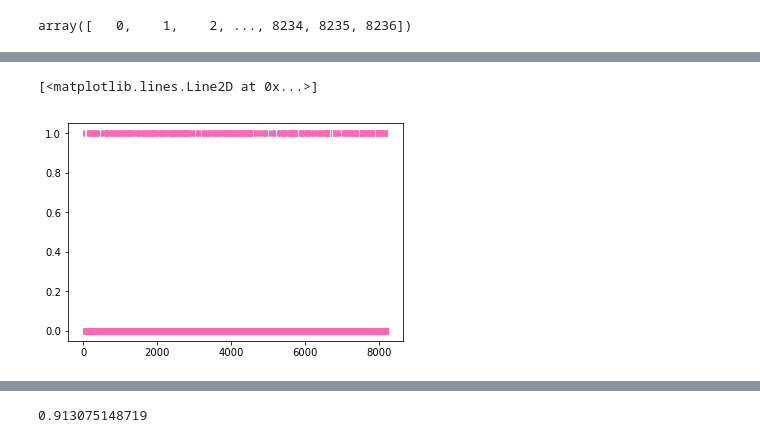
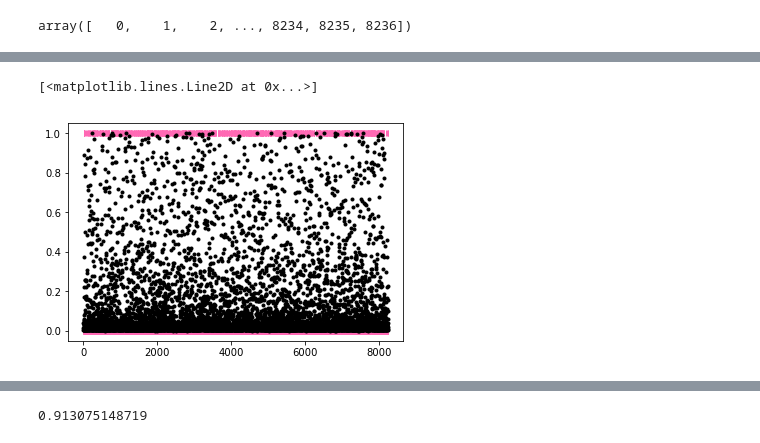
Before and after one commit to yatong2/Springboard, a Jupyter notebook: capstone_project_1/Data_Cleaning_and_Rearranging.ipynb, the cells around one changed output, grey strips where cells are left out. Saved outputs shown, nothing was run; the diff lists cells and outputs as text; code cells hidden in the pictures.

Commit message:
update probability plot

```diff
--- a/capstone_project_1/Data_Cleaning_and_Rearranging.ipynb
+++ b/capstone_project_1/Data_Cleaning_and_Rearranging.ipynb
@@ -87,7 +87,7 @@ output = pd.get_dummies(bank_info.y).yes
 # %%
 data = pd.concat([age, job, marital, education, default, hou_loan, per_loan, contact, month,
                   duration, call_time, day_of_week, last_contact, prev_contact, prev_outcome,
-                  emp_var_rate, number_employed, euribor3m, output], axis=1)
+                  emp_var_rate, number_employed, cons_price_idx, cons_conf_idx, euribor3m, output], axis=1)
 pd.set_option('display.max_columns', None)
 data.head()
 # %% [output]
@@ -141,3 +141,8 @@ number = np.array(range(0,8237))
 number
 # %% [output]
 array([   0,    1,    2, ..., 8234, 8235, 8236])
+# %%
+model1 = LogisticRegression()
+model1.fit(X_train, Y_train)
+probability = model1.predict_proba(X_test)[:,1]
+plt.plot(number, Y_test, '|', color ='hotpink')
@@ -144,10 +152,10 @@ array([   0,    1,    2, ..., 8234, 8235, 8236])
 # %%
 model1 = LogisticRegression()
 model1.fit(X_train, Y_train)
 probability = model1.predict_proba(X_test)[:,1]
 #prob_sorted = sorted(probability)
 plt.plot(number, Y_test, '|', color ='hotpink')
-#plt.plot(number, probability, '.', color ='black')
+plt.plot(number, probability, '.', color ='black')
 # %% [output]
 [<matplotlib.lines.Line2D at 0x...>]
-[figure, old version]
+[figure, new version]
```
Also changed, not shown: parts of 3 cells of this notebook.
